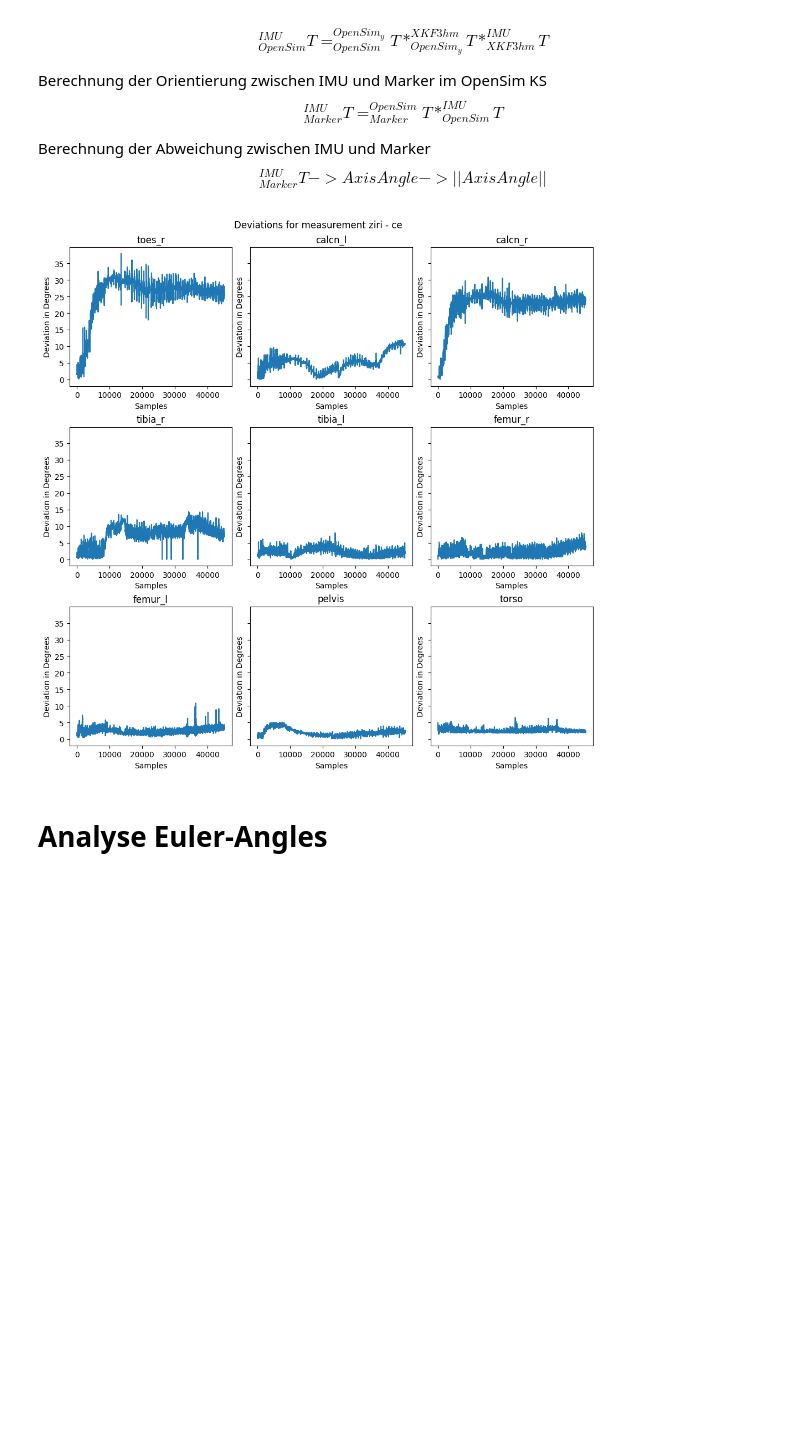
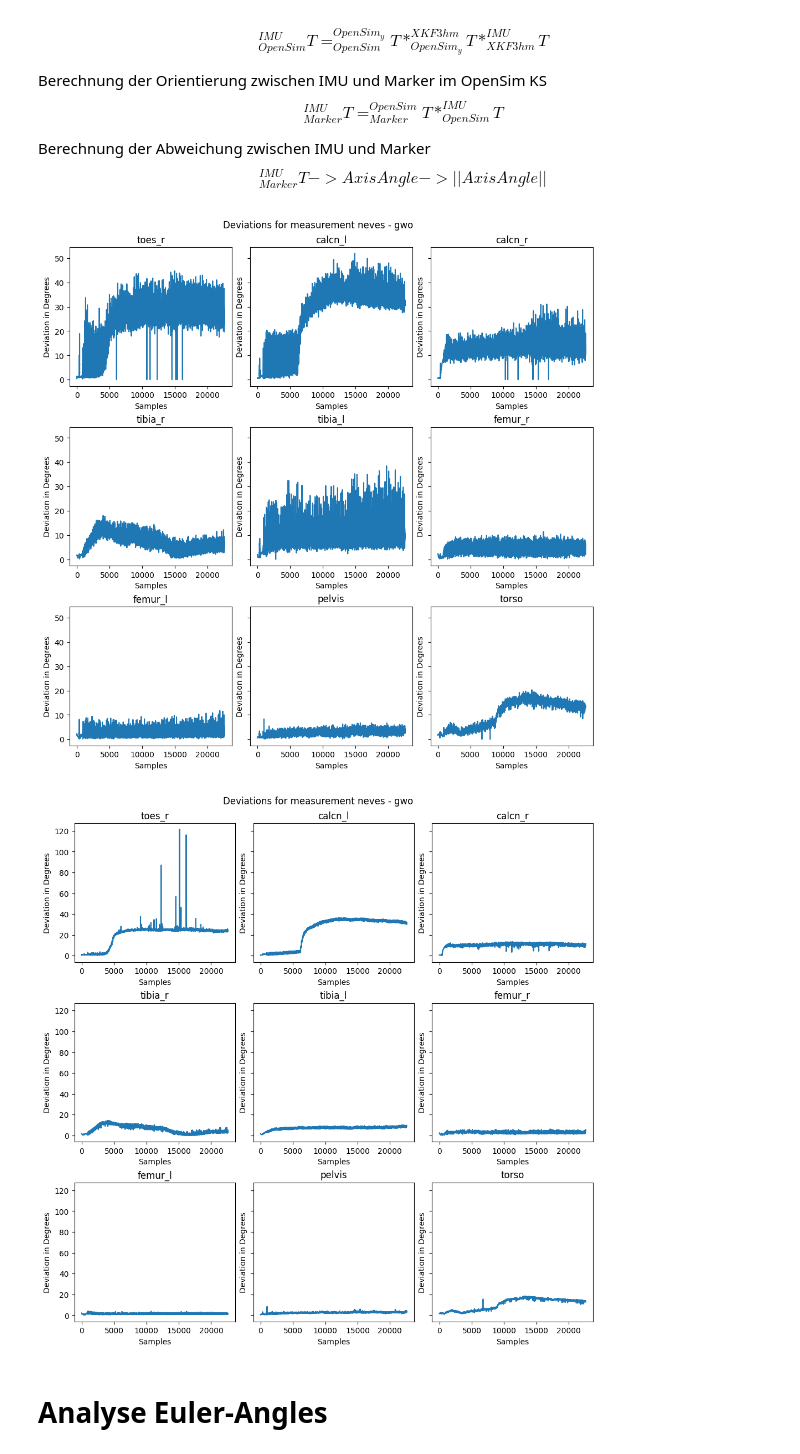
Before and after one commit to ai-for-sensor-data-analytics-ulm/aisd_ortho_ki_dataset, a Jupyter notebook: intern/visualize_orientation_discrepancies.ipynb, the cells around one changed output. Saved outputs shown, nothing was run; the diff lists cells and outputs as text; code cells hidden in the pictures; blank space fills up the shorter version.

```diff
--- a/intern/visualize_orientation_discrepancies.ipynb
+++ b/intern/visualize_orientation_discrepancies.ipynb
@@ -26,8 +26,10 @@ def plot_sample(data, subject_name, exercise_name):
     fig, axs = plt.subplots(3,3, figsize=(10,10), sharey=True, constrained_layout = True)
     axs = axs.flatten()
     for i,  (pos, d) in enumerate(data.items()):
+        max_ind = len(d['deviations_angles'])
         deviations = d['deviations_angles']
         errors = list(set(d['error_indices']))
+        errors = [x for x in errors if x < max_ind]
         deviations[errors] = 0.0
         axs[i].plot(deviations)
         # axs[i].plot(d['deviations_angles'])
@@ -38,6 +40,28 @@ def plot_sample(data, subject_name, exercise_name):
     fig.suptitle(f'Deviations for measurement {subject_name} - {exercise_name}')
     plt.show()
 
+
+def plot_sample_w_offset(data, subject_name, exercise_name, offset):
+    fig, axs = plt.subplots(3,3, figsize=(10,10), sharey=True, constrained_layout = True)
+    axs = axs.flatten()
+    for i,  (pos, d) in enumerate(data.items()):
+        R_imu_marker = R.from_quat(d['marker_orientations'])
+        R_imu = R.from_quat(d['imu_orientations'])
+
+        q_diff = R_imu_marker[:len(R_imu_marker)-offset] * R_imu[offset:].inv()
+        max_ind = len(d['deviations_angles'])
+        deviations = np.linalg.norm(q_diff.as_rotvec(degrees=True), axis=1)
+        # errors = list(set(d['error_indices']))
+        # errors = [x for x in errors if x < max_ind]
+        # deviations[errors] = 0.0
+        axs[i].plot(deviations)
+        # axs[i].plot(d['deviations_angles'])
+        # axs[i].scatter(d['error_indices'], d['deviations_angles'][d['error_indices']], color='red', marker='x')
+        axs[i].set_title(pos)
+        axs[i].set_ylabel('Deviation in Degrees')
+        axs[i].set_xlabel('Samples')
+    fig.suptitle(f'Deviations for measurement {subject_name} - {exercise_name}')
+    plt.show()
 
 def plot_euler_angles(data, subject_name, exercise_name, start_ind, end_ind):
     fig, axs = plt.subplots(3,3, figsize=(15,10), constrained_layout = True)
@@ -111,16 +135,27 @@ def read_trc_file(filename):
     measured_data = pd.DataFrame(data=data['deviations_angles'], columns=col_names).astype('float', errors='ignore')
     return measured_data
 # %%
-base_path = Path('../data')
+base_path = Path('/Users/andi/Downloads/Data')
 
-subject_name = 'ziri'
-exercise_name = 'ce'
-# other possibilities: darryl, elodie, erna, etsuko
+subject_name = 'neves'
+exercise_name = 'gwo'
+
 data_path = base_path / subject_name / exercise_name
 data = pkl.load(open(data_path / 'imu_marker_deviations_second_version.pkl', 'rb'))
 plot_sample(data, subject_name, exercise_name)
+plot_sample_w_offset(data, subject_name, exercise_name, 3)
+# other possibilities: darryl, elodie, erna, etsuko
+# subject_names = ['austra', 'darryl', 'elodie', 'erna', 'etsuko', 'gregers', 'hamit', 'hans', 'julia', 'jung-hee', 'katee', 'latifah', 'laurel', 'marquise', 'neves', 'rehema', 'rushda', 'yaxkin', 'ziri']
+# for subject_name in subject_names:
+#     try:
+#         data_path = base_path / subject_name / exercise_name
+#         data = pkl.load(open(data_path / 'imu_marker_deviations_second_version.pkl', 'rb'))
+#         plot_sample(data, subject_name, exercise_name)
+#     except:
+#         print('file not found')
 # %% [output]
-[figure, old version]
+[figure, new version]
+[figure, added]
 # %% [markdown]
 # Analyse Euler-Angles
 # %%
```
Also changed, not shown: parts of 1 cell of this notebook, 6 other files.
